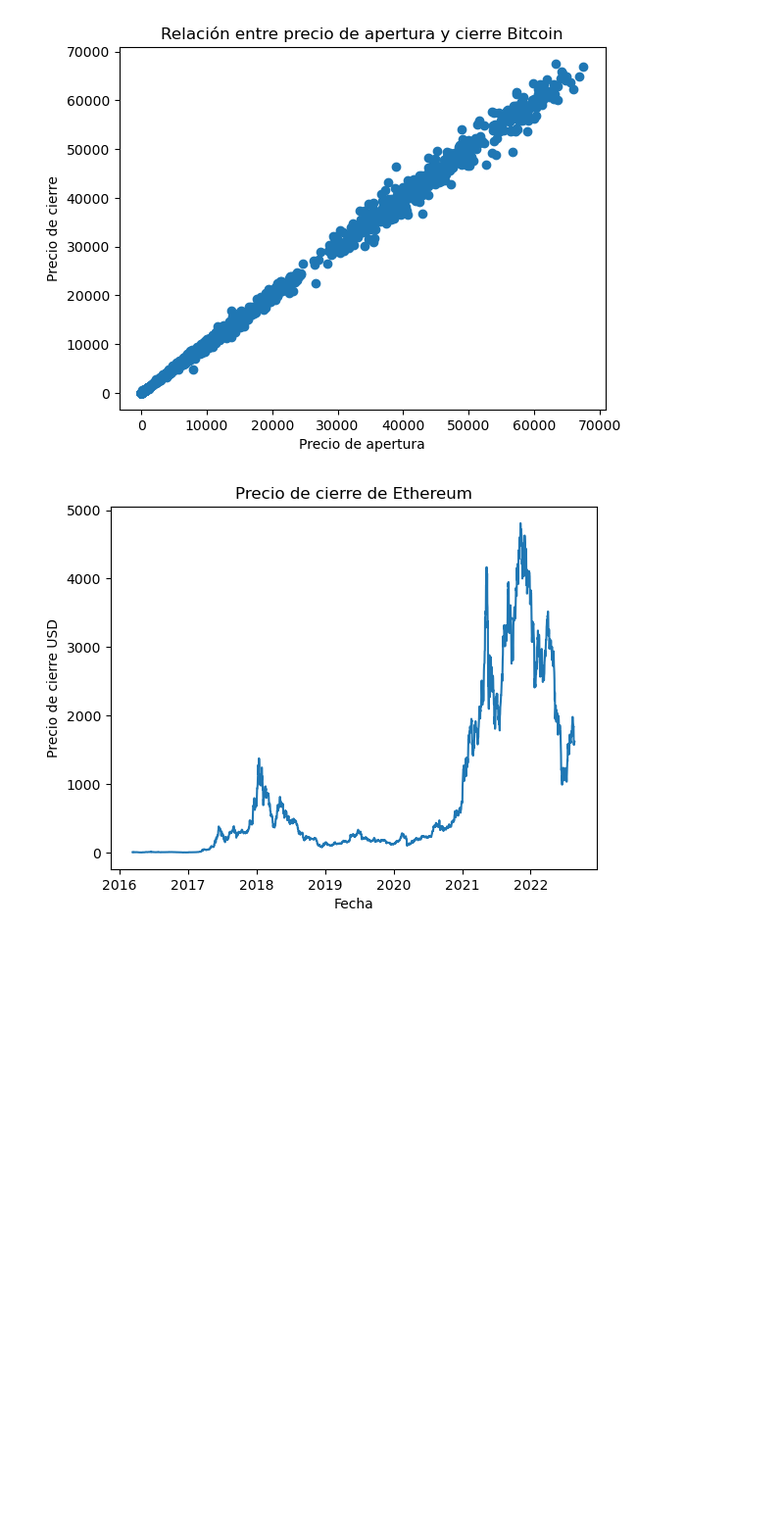
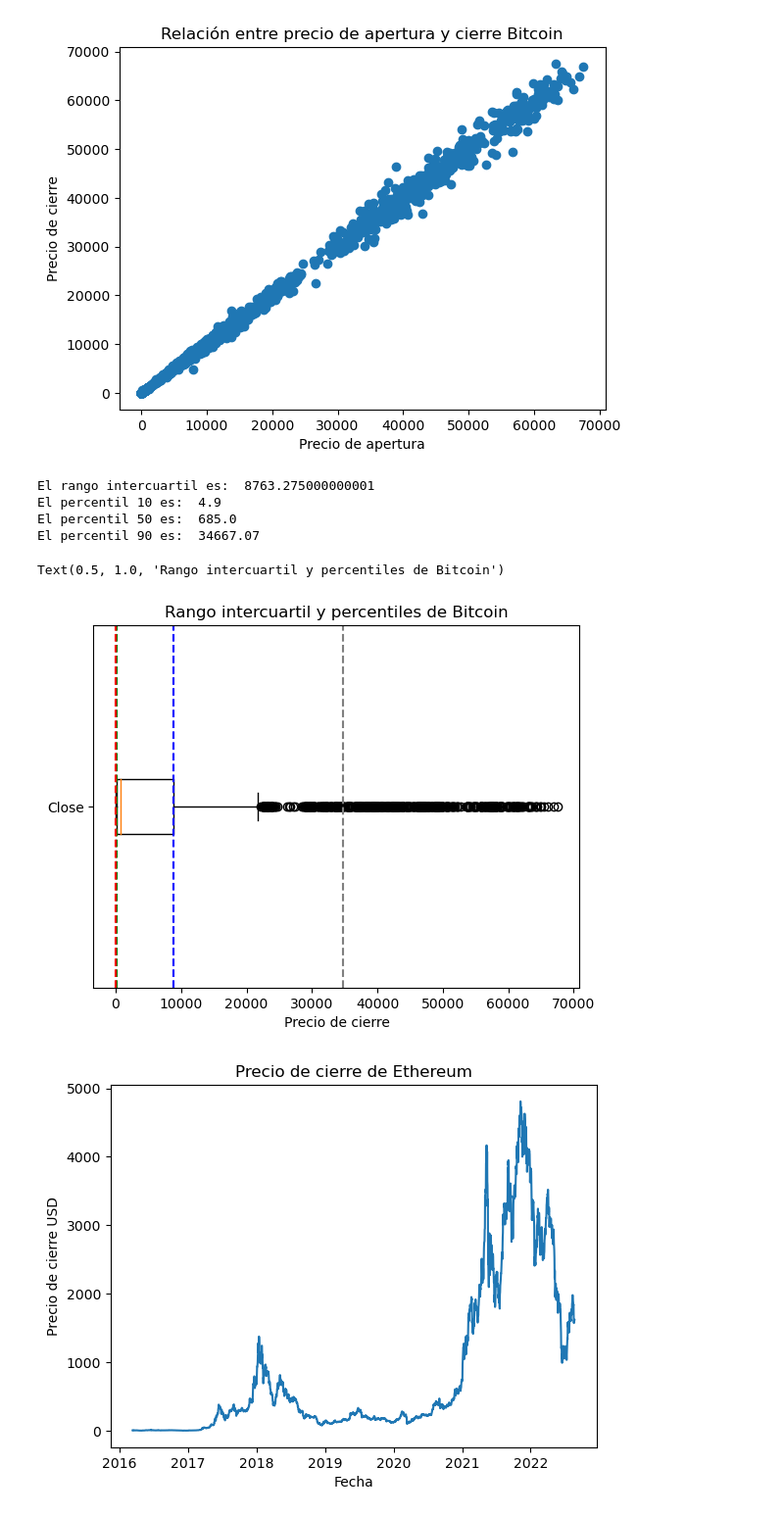
Before and after one commit to angelmpa/proyecto-portafolio, a Jupyter notebook: notebooks/analisis_inicial.ipynb, the cells around one changed output. Shown: that part at 98% size. Saved outputs shown, nothing was run; the diff lists cells and outputs as text; code cells hidden in the pictures; blank space fills up the shorter version.

Commit message:
intercuartiles y percentiles

```diff
--- a/notebooks/analisis_inicial.ipynb
+++ b/notebooks/analisis_inicial.ipynb
@@ -215,6 +216,45 @@ plt.title('Relación entre precio de apertura y cierre Bitcoin')
 plt.show()
 # %% [output]
 [figure]
+# %%
+# Calcular el rango intercuartil de Bitcoin
+q1 = np.percentile(bitcoin['Close'], 25)
+q3 = np.percentile(bitcoin['Close'], 75)
+iqr = q3 - q1
+
+print('El rango intercuartil es: ', iqr)
+
+# Calcular los percentiles
+p10 = np.percentile(bitcoin['Close'], 10)
+p50 = np.percentile(bitcoin['Close'], 50)
+p90 = np.percentile(bitcoin['Close'], 90)
+
+print('El percentil 10 es: ', p10)
+print('El percentil 50 es: ', p50)
+print('El percentil 90 es: ', p90)
+# %% [output]
+El rango intercuartil es:  8763.275000000001
+El percentil 10 es:  4.9
+El percentil 50 es:  685.0
+El percentil 90 es:  34667.07
+# %%
+# Graficar el rango intercuartil y los percentiles
+
+fig, ax = plt.subplots()
+ax. boxplot(bitcoin['Close'], vert = False)
+
+ax.axvline(q1, color = 'green', linestyle = '--')
+ax.axvline(q3, color = 'blue', linestyle = '--')
+ax.axvline(p10, color = 'red', linestyle = '--')
+ax.axvline(p90, color = 'gray', linestyle = '--')
+
+ax.set_yticklabels(['Close'])
+ax.set_xlabel('Precio de cierre')
+
+plt.title('Rango intercuartil y percentiles de Bitcoin')
+# %% [output]
+Text(0.5, 1.0, 'Rango intercuartil y percentiles de Bitcoin')
+[figure, added]
 # %%
 # Precio de cierre de Ethereum
 plt.plot(ethereum['Date'], ethereum['Close'])
```
Also changed, not shown: parts of 5 cells of this notebook.
